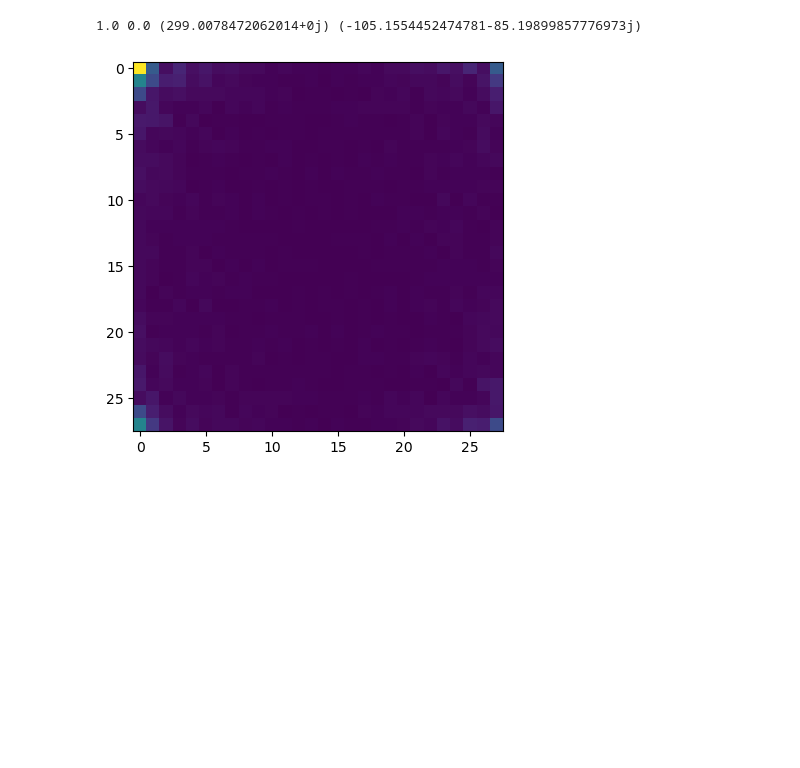
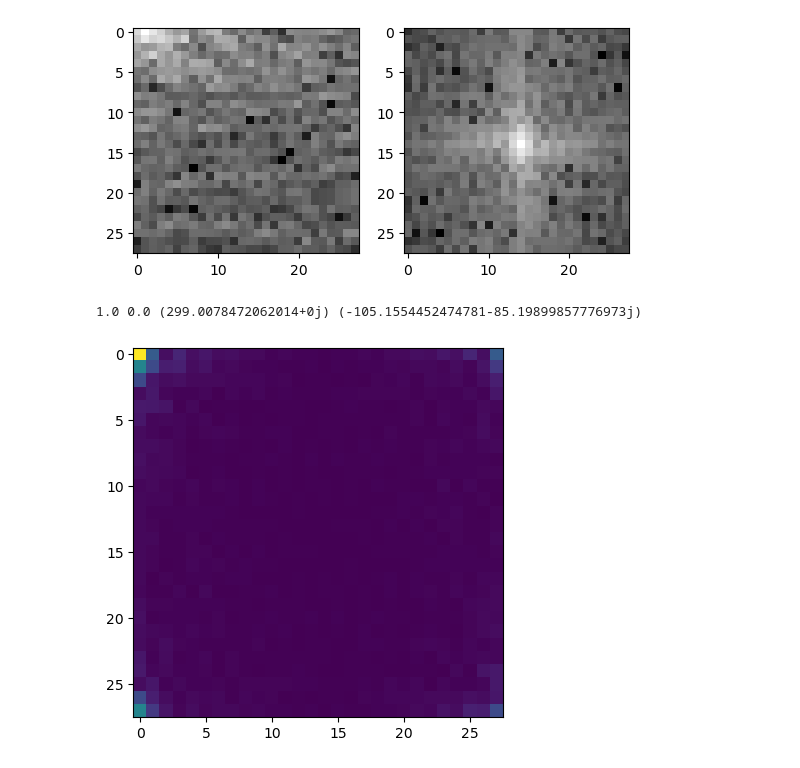
Before and after one commit to FsMarcoTU/fashion_mnist_tests, a Jupyter notebook: 240627_ViT img_domain_freq_augment.ipynb, the cells around one changed output. Cells and saved outputs as stored; diff of their text form; code cells hidden in the pictures; blank space fills up the shorter version.

```diff
--- a/240627_ViT img_domain_freq_augment.ipynb
+++ b/240627_ViT img_domain_freq_augment.ipynb
@@ -49,3 +75,96 @@ def normalize_fft(fft_data):
 
 # train_fft = normalize_fft(train_fft)
 # test_fft = normalize_fft(test_fft)
+# %%
+def spiral_matrix(matrix):
+    # if not matrix:
+    #     return []
+
+    result = []
+    n = len(matrix)
+    top, bottom, left, right = 0, n - 1, 0, n - 1
+
+    while len(result) < n * n:
+        # Traverse right
+        for i in range(left, right + 1):
+            result.append(matrix[top][i])
+        top += 1
+
+        # Traverse down
+        for i in range(top, bottom + 1):
+            result.append(matrix[i][right])
+        right -= 1
+
+        if top <= bottom:
+            # Traverse left
+            for i in range(right, left - 1, -1):
+                result.append(matrix[bottom][i])
+            bottom -= 1
+
+        if left <= right:
+            # Traverse up
+            for i in range(bottom, top - 1, -1):
+                result.append(matrix[i][left])
+            left += 1
+
+    return torch.tensor(result[::-1])
+
+def rearrange_matrix(original_matrix, patch_size=7):
+    """
+    Input: The centered fourier Spectrum of a matrix:
+    Output: rearranged patches
+    """
+    # Step 1: Transform the matrix using the spiral method
+    flattened = spiral_matrix(original_matrix)
+
+    # Step 2: Calculate dimensions
+    n = len(original_matrix)
+    total_elements = n * n
+    patches_per_row = n // patch_size
+
+    # Step 3: Create patches
+    patches = []
+    for i in range(0, total_elements, patch_size * patch_size):
+        patch = torch.tensor(flattened[i:i + patch_size * patch_size])
+        patch = patch.reshape(patch_size, patch_size)
+        patches.append(patch)
+
+    # Step 4: Rearrange patches
+    result = torch.zeros((n, n), dtype=torch.complex64)
+    for i in range(patches_per_row):
+        for j in range(patches_per_row):
+            patch_index = i * patches_per_row + j
+            row_start = i * patch_size
+            col_start = j * patch_size
+            result[row_start:row_start + patch_size, col_start:col_start + patch_size] = patches[patch_index]
+
+    return result
+
+matrix = [
+    [1,  2,  3,  4,  5, 123, 1],
+    [6,  7,  8,  9,  10, 200, 1],
+    [11, 12, 13, 14, 15, 300,1 ],
+    [16, 17, 18, 19, 20, 500,1 ],
+    [21, 22, 23, 24, 25, 1000,1 ],
+    [210,12, 22, 22, 252,1000,1 ],
+    [210,12, 22, 22, 252,1000,1]
+]
+
+result = spiral_matrix(matrix)
+print(result)
+
+
+
+# Example usage
+data = torch.tensor(train_fft[0][1])
+print(f"Data Middle: {data[14,14]}")
+print(f"Top left: {data[0,0]}")
+result = rearrange_matrix(torch.fft.fftshift(data))
+
+print(result.shape)  # Should be (28, 28)
+print(f"result middle {result[27,27]}")
+plt.subplot(1,2,1)
+plt.imshow(np.log(np.abs(result)), cmap="gray")
+plt.subplot(1,2,2)
+plt.imshow(np.log(np.abs(np.fft.fftshift(data))), cmap="gray")
+# %% [output]
@@ -52,3 +181,4 @@ def normalize_fft(fft_data):
+[figure, added]
 # %%
 plt.imshow(np.abs(train_fft[0])[1])
 print(train_fft[0][0].max(), train_fft[0][0].min(), train_fft[0][1].max(), train_fft[0][1].min())
```
Also changed, not shown: parts of 7 cells of this notebook, 5 other files.
